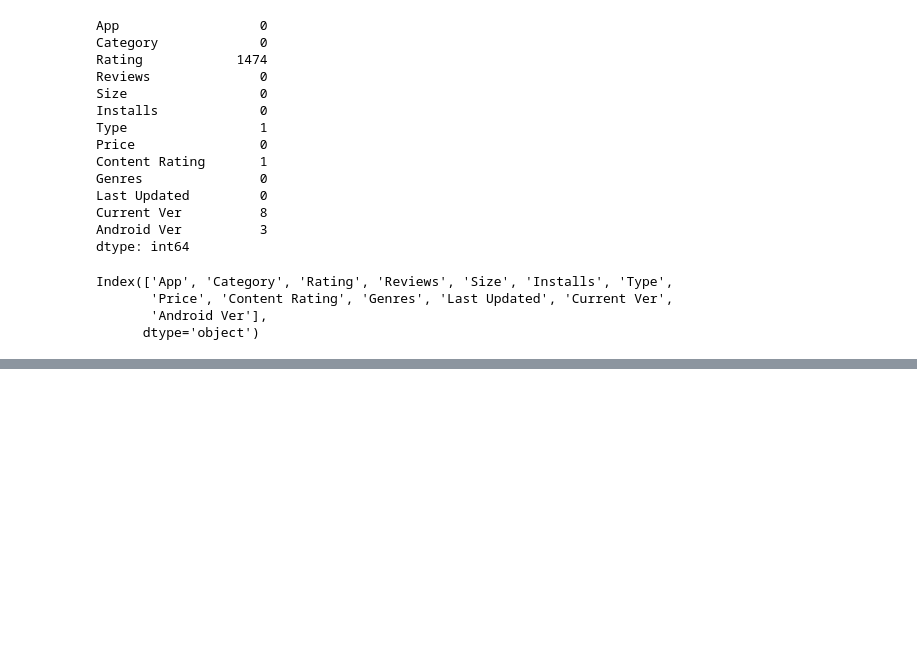
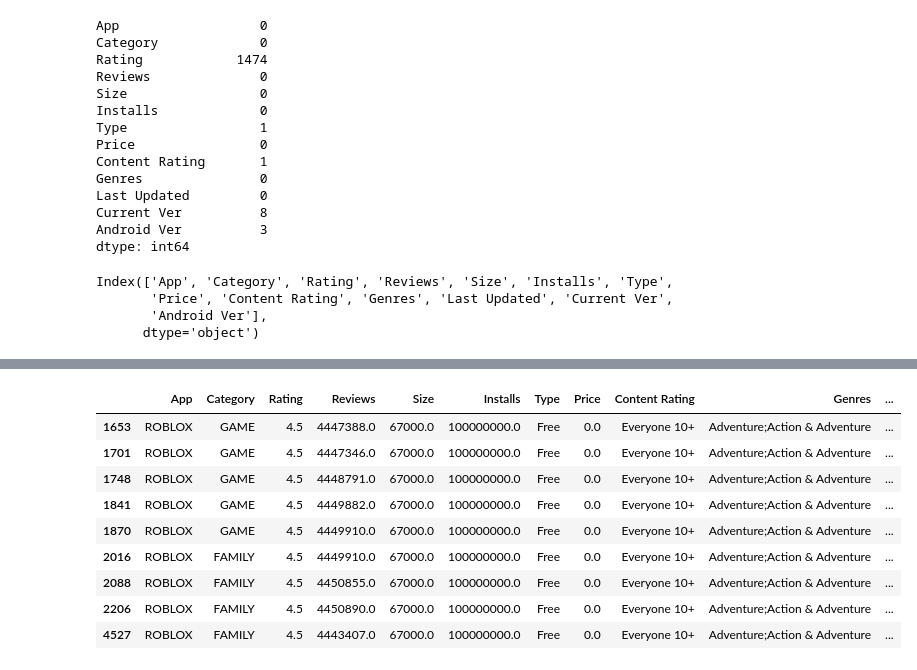
Before and after one commit to Sachin070292/Play-Store-App-Review-Analysis, a Jupyter notebook: Sachin_dubey_Play_Store_App_Review_Analysis.ipynb, the cells around one changed output, grey strips where cells are left out. Saved outputs shown, nothing was run; the diff lists cells and outputs as text; code cells hidden in the pictures; blank space fills up the shorter version.

```diff
--- a/Sachin_dubey_Play_Store_App_Review_Analysis.ipynb
+++ b/Sachin_dubey_Play_Store_App_Review_Analysis.ipynb
@@ -86,0 +274,4 @@ Index(['App', 'Category', 'Rating', 'Reviews', 'Size', 'Installs', 'Type',
+# %%
+play_store_app['Installs'] = play_store_app.apply(lambda x : converting_numuric(x['Installs']), axis = 1)
+# %%
+play_store_app['Installs']= play_store_app['Installs'].astype(float)
@@ -86,0 +297,3 @@ Index(['App', 'Category', 'Rating', 'Reviews', 'Size', 'Installs', 'Type',
+# %%
+# removing $ and convetitng in float
+play_store_app['Price'] = play_store_app['Price'].str.replace('$','').astype(float)
@@ -86,0 +332,3 @@ Index(['App', 'Category', 'Rating', 'Reviews', 'Size', 'Installs', 'Type',
+# %%
+#changing date format
+play_store_app['Last Updated']= pd.to_datetime(play_store_app['Last Updated'], format = '%B %d, %Y')
@@ -86,0 +367,13 @@ Index(['App', 'Category', 'Rating', 'Reviews', 'Size', 'Installs', 'Type',
+# %%
+play_store_app[play_store_app['App']== 'ROBLOX']
+# %% [output]
+|  | App | Category | Rating | Reviews | Size | Installs | Type | Price | Content Rating | Genres | ... |
+| 1653 | ROBLOX | GAME | 4.5 | 4447388.0 | 67000.0 | 100000000.0 | Free | 0.0 | Everyone 10+ | Adventure;Action & Adventure | ... |
+| 1701 | ROBLOX | GAME | 4.5 | 4447346.0 | 67000.0 | 100000000.0 | Free | 0.0 | Everyone 10+ | Adventure;Action & Adventure | ... |
+| 1748 | ROBLOX | GAME | 4.5 | 4448791.0 | 67000.0 | 100000000.0 | Free | 0.0 | Everyone 10+ | Adventure;Action & Adventure | ... |
+| 1841 | ROBLOX | GAME | 4.5 | 4449882.0 | 67000.0 | 100000000.0 | Free | 0.0 | Everyone 10+ | Adventure;Action & Adventure | ... |
+| 1870 | ROBLOX | GAME | 4.5 | 4449910.0 | 67000.0 | 100000000.0 | Free | 0.0 | Everyone 10+ | Adventure;Action & Adventure | ... |
+| 2016 | ROBLOX | FAMILY | 4.5 | 4449910.0 | 67000.0 | 100000000.0 | Free | 0.0 | Everyone 10+ | Adventure;Action & Adventure | ... |
+| 2088 | ROBLOX | FAMILY | 4.5 | 4450855.0 | 67000.0 | 100000000.0 | Free | 0.0 | Everyone 10+ | Adventure;Action & Adventure | ... |
+| 2206 | ROBLOX | FAMILY | 4.5 | 4450890.0 | 67000.0 | 100000000.0 | Free | 0.0 | Everyone 10+ | Adventure;Action & Adventure | ... |
+| 4527 | ROBLOX | FAMILY | 4.5 | 4443407.0 | 67000.0 | 100000000.0 | Free | 0.0 | Everyone 10+ | Adventure;Action & Adventure | ... |
```
Also changed, not shown: parts of 35 cells of this notebook.
